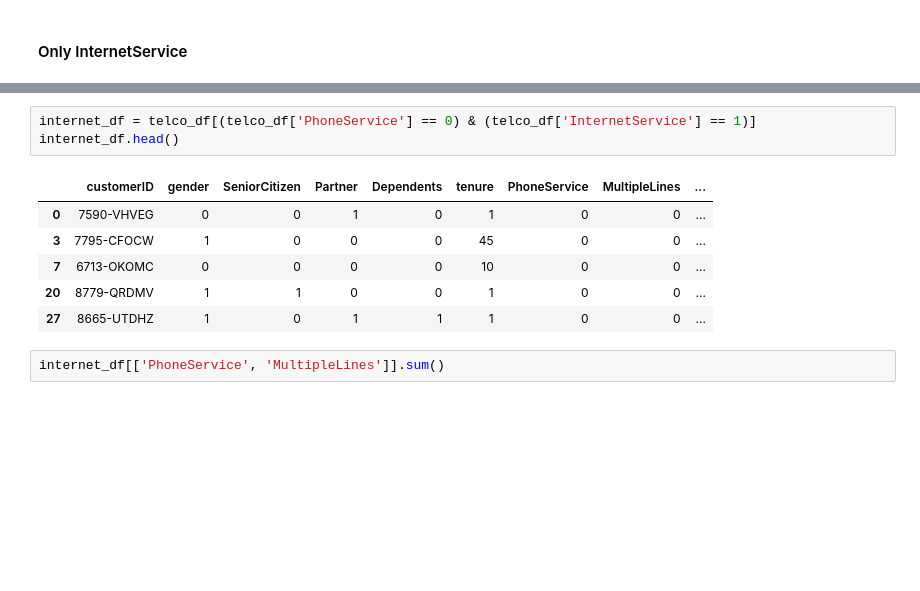
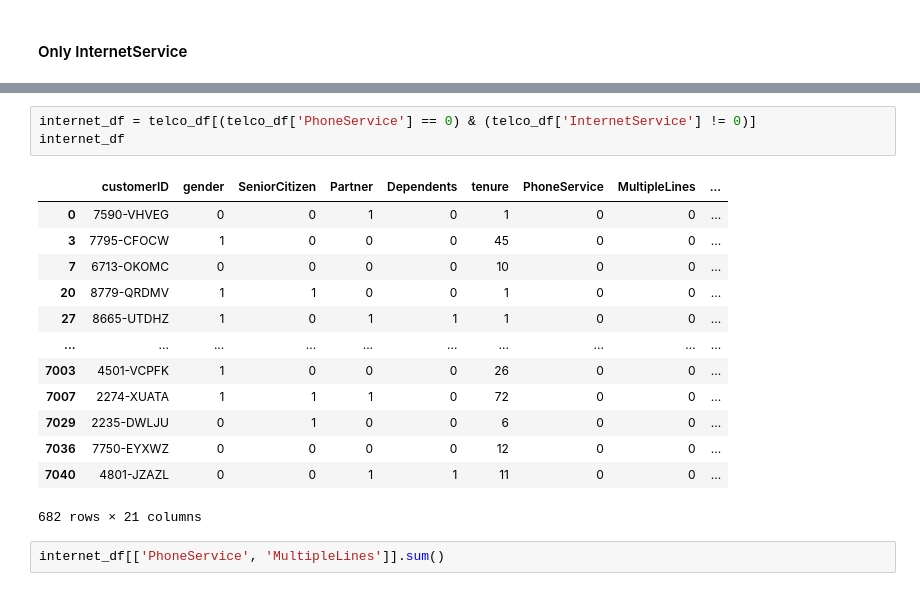
Before and after one commit to Jaumeesoleer/telco-churn-prediction, a Jupyter notebook: notebooks/data.ipynb, the cells around one changed output, grey strips where cells are left out. Saved outputs shown, nothing was run; the diff lists cells and outputs as text; blank space fills up the shorter version.

```diff
--- a/notebooks/data.ipynb
+++ b/notebooks/data.ipynb
@@ -337,13 +364,20 @@ phone_df.to_csv(PROCESSED_PATH / 'phone_service.csv', index = None)
 # %%
-internet_df = telco_df[(telco_df['PhoneService'] == 0) & (telco_df['InternetService'] == 1)]
-internet_df.head()
+internet_df = telco_df[(telco_df['PhoneService'] == 0) & (telco_df['InternetService'] != 0)]
+internet_df
 # %% [output]
 |  | customerID | gender | SeniorCitizen | Partner | Dependents | tenure | PhoneService | MultipleLines | ... |
 | 0 | 7590-VHVEG | 0 | 0 | 1 | 0 | 1 | 0 | 0 | ... |
 | 3 | 7795-CFOCW | 1 | 0 | 0 | 0 | 45 | 0 | 0 | ... |
 | 7 | 6713-OKOMC | 0 | 0 | 0 | 0 | 10 | 0 | 0 | ... |
 | 20 | 8779-QRDMV | 1 | 1 | 0 | 0 | 1 | 0 | 0 | ... |
 | 27 | 8665-UTDHZ | 1 | 0 | 1 | 1 | 1 | 0 | 0 | ... |
+| ... | ... | ... | ... | ... | ... | ... | ... | ... | ... |
+| 7003 | 4501-VCPFK | 1 | 0 | 0 | 0 | 26 | 0 | 0 | ... |
+| 7007 | 2274-XUATA | 1 | 1 | 1 | 0 | 72 | 0 | 0 | ... |
+| 7029 | 2235-DWLJU | 0 | 1 | 0 | 0 | 6 | 0 | 0 | ... |
+| 7036 | 7750-EYXWZ | 0 | 0 | 0 | 0 | 12 | 0 | 0 | ... |
+| 7040 | 4801-JZAZL | 0 | 0 | 1 | 1 | 11 | 0 | 0 | ... |
+682 rows × 21 columns
 # %%
 internet_df[['PhoneService', 'MultipleLines']].sum()
 # %% [output]
```
Also changed, not shown: parts of 5 cells of this notebook, 1 other file.
